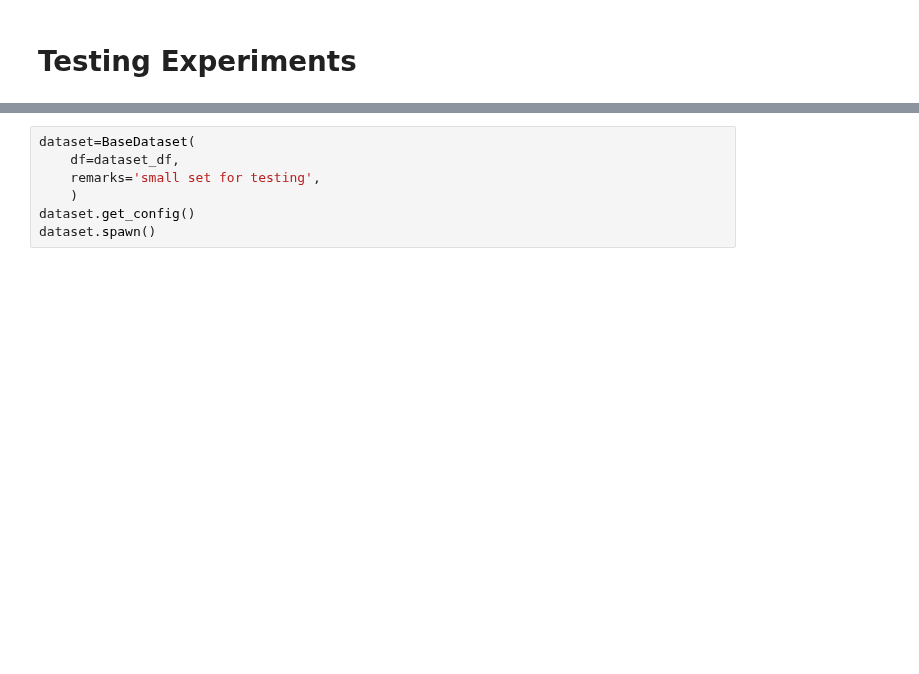
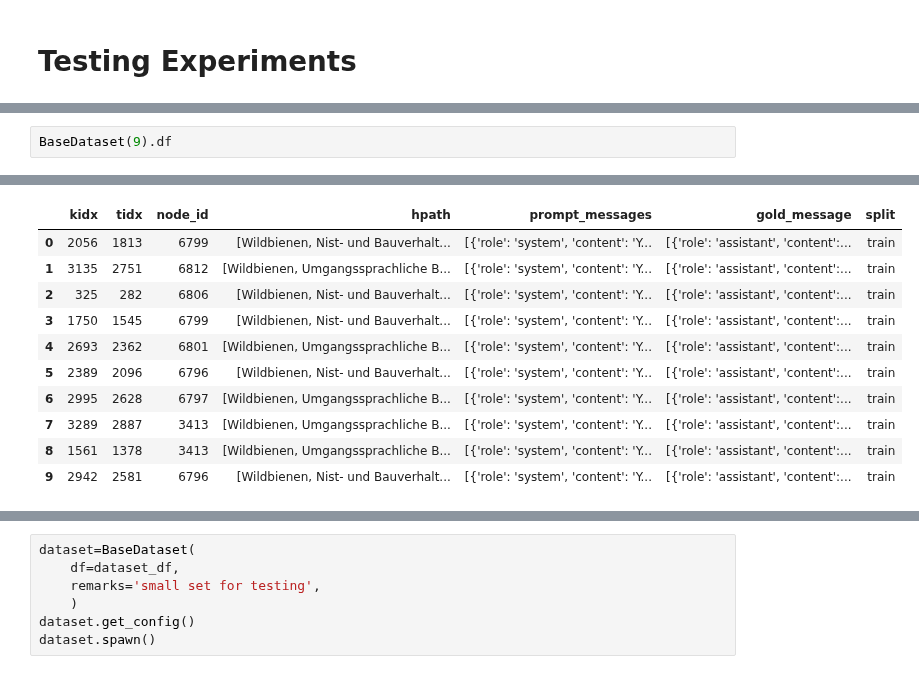
Before and after one commit to fee1ix/beesup_injection_lab, a Jupyter notebook: experiment_notebook.ipynb, the cells around one changed output, grey strips where cells are left out. Drawn from its saved outputs; the diff is of its cells as text; blank space fills up the shorter version.

```diff
--- a/experiment_notebook.ipynb
+++ b/experiment_notebook.ipynb
@@ -140,0 +150,3 @@ BaseDataset.get_overview(keypaths=['remarks','n_rows'])
+# %%
+BaseDataset(9).df
+# %% [output]
@@ -141,3 +154,14 @@ BaseDataset.get_overview(keypaths=['remarks','n_rows'])
+|  | kidx | tidx | node_id | hpath | prompt_messages | gold_message | split |
+| 0 | 2056 | 1813 | 6799 | [Wildbienen, Nist- und Bauverhalt... | [{'role': 'system', 'content': 'Y... | [{'role': 'assistant', 'content':... | train |
+| 1 | 3135 | 2751 | 6812 | [Wildbienen, Umgangssprachliche B... | [{'role': 'system', 'content': 'Y... | [{'role': 'assistant', 'content':... | train |
+| 2 | 325 | 282 | 6806 | [Wildbienen, Nist- und Bauverhalt... | [{'role': 'system', 'content': 'Y... | [{'role': 'assistant', 'content':... | train |
+| 3 | 1750 | 1545 | 6799 | [Wildbienen, Nist- und Bauverhalt... | [{'role': 'system', 'content': 'Y... | [{'role': 'assistant', 'content':... | train |
+| 4 | 2693 | 2362 | 6801 | [Wildbienen, Umgangssprachliche B... | [{'role': 'system', 'content': 'Y... | [{'role': 'assistant', 'content':... | train |
+| 5 | 2389 | 2096 | 6796 | [Wildbienen, Nist- und Bauverhalt... | [{'role': 'system', 'content': 'Y... | [{'role': 'assistant', 'content':... | train |
+| 6 | 2995 | 2628 | 6797 | [Wildbienen, Umgangssprachliche B... | [{'role': 'system', 'content': 'Y... | [{'role': 'assistant', 'content':... | train |
+| 7 | 3289 | 2887 | 3413 | [Wildbienen, Umgangssprachliche B... | [{'role': 'system', 'content': 'Y... | [{'role': 'assistant', 'content':... | train |
+| 8 | 1561 | 1378 | 3413 | [Wildbienen, Umgangssprachliche B... | [{'role': 'system', 'content': 'Y... | [{'role': 'assistant', 'content':... | train |
+| 9 | 2942 | 2581 | 6796 | [Wildbienen, Nist- und Bauverhalt... | [{'role': 'system', 'content': 'Y... | [{'role': 'assistant', 'content':... | train |
 # %%
 dataset_df=BaseDataset(7).df.sample(10).reset_index(drop=True)
 
```
Also changed, not shown: parts of 29 cells of this notebook, 7 other files.
